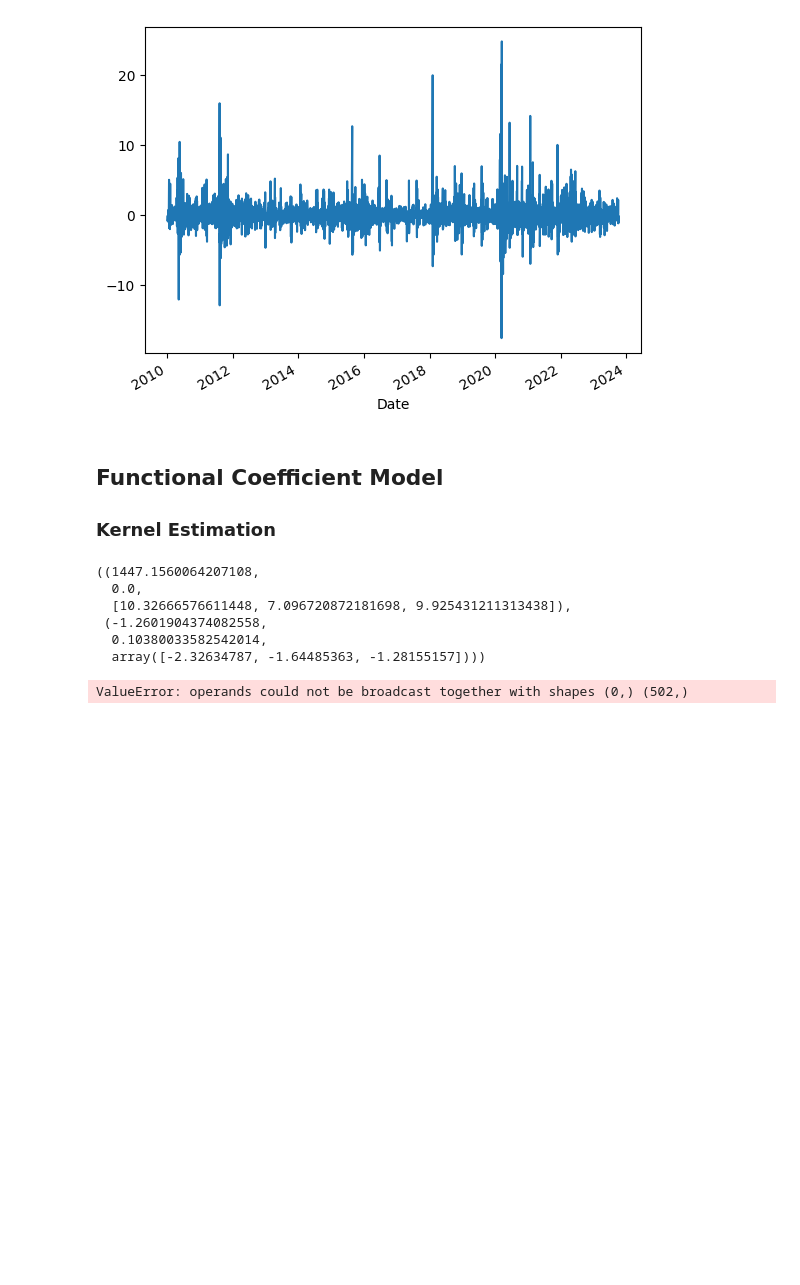
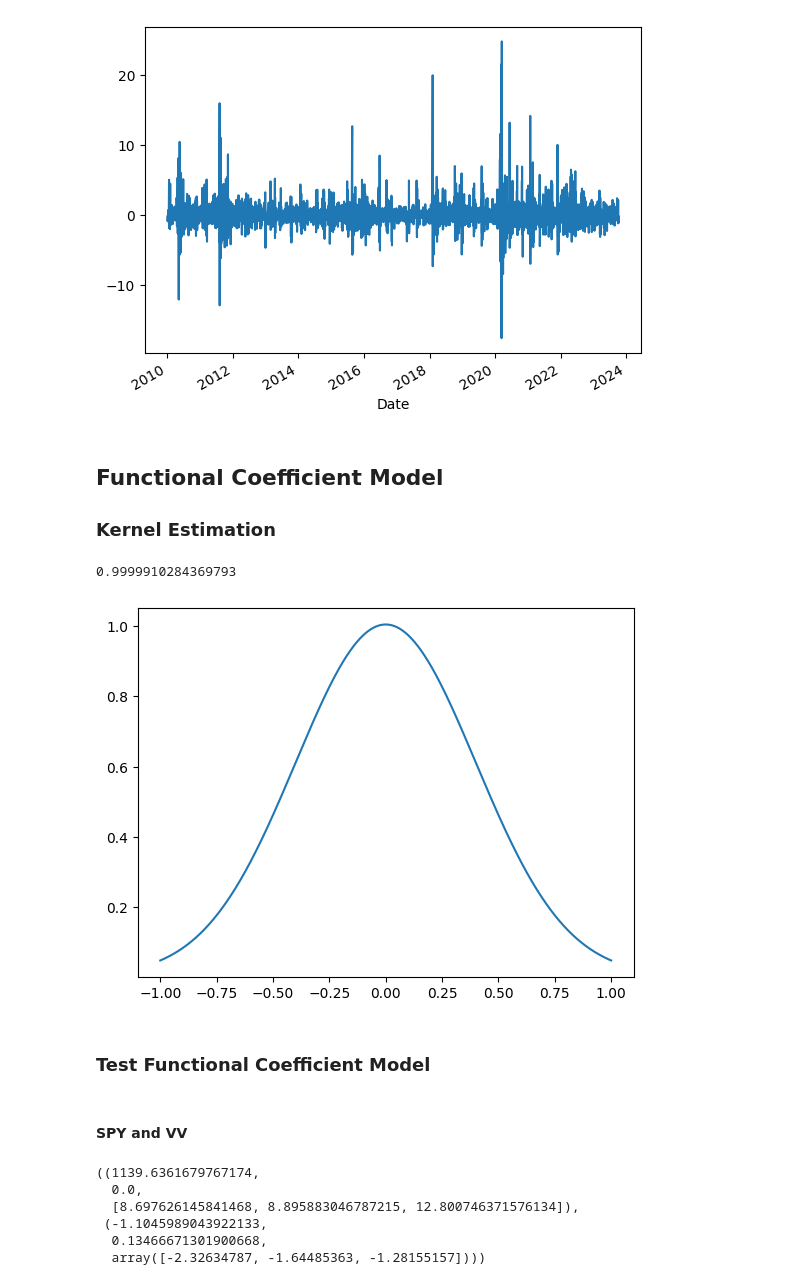
Before and after one commit to leeway00/non-linear-cointegration, a Jupyter notebook: FuncCoint.ipynb, the cells around one changed output. Drawn from its saved outputs; the diff is of its cells as text; code cells hidden in the pictures; blank space fills up the shorter version.

```diff
--- a/FuncCoint.ipynb
+++ b/FuncCoint.ipynb
@@ -186,0 +94,11 @@ def coint_test(x_train, y_train, z_train):
+# %%
+u = np.linspace(-1, 1, int(1e5))
+plt.plot(u, normal_pdf(u))
+print(normal_pdf(u).sum() * (2/len(u)))
+# %% [output]
+0.9999910284369793
+[figure, added]
+# %% [markdown]
+### Test Functional Coefficient Model
+# %% [markdown]
+#### SPY and VV
@@ -187,14 +113,9 @@ def coint_test(x_train, y_train, z_train):
 # %%
-stability_test(x_train, y_train, z_in.sp500), coint_test(x_train, y_train, z_in.sp500)
+stability_test(x_train, y_train, z_train.sp500_ret), coint_test(x_train, y_train, z_train.sp500_ret)
 # %% [output]
-((1447.1560064207108,
+((1139.6361679767174,
   0.0,
-  [10.32666576611448, 7.096720872181698, 9.925431211313438]),
- (-1.2601904374082558,
-  0.10380033582542014,
+  [8.697626145841468, 8.895883046787215, 12.800746371576134]),
+ (-1.1045989043922133,
+  0.13466671301900668,
   array([-2.32634787, -1.64485363, -1.28155157])))
-# %%
-h = 0
-np.sum((u2.iloc[:-h] - u2_mean).values * (u2.iloc[h:]**2 - u2_mean).values)
-# %% [output]
-ValueError: operands could not be broadcast together with shapes (0,) (502,)
```
Also changed, not shown: parts of 36 cells of this notebook, 2 other files.
